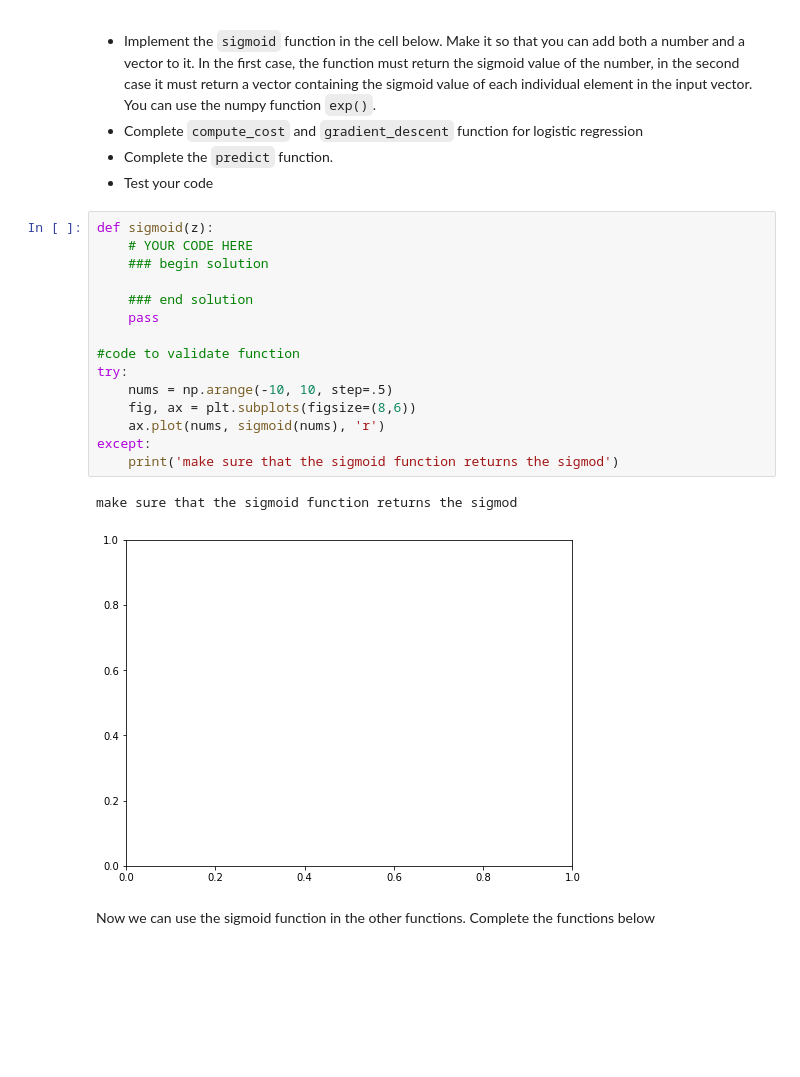
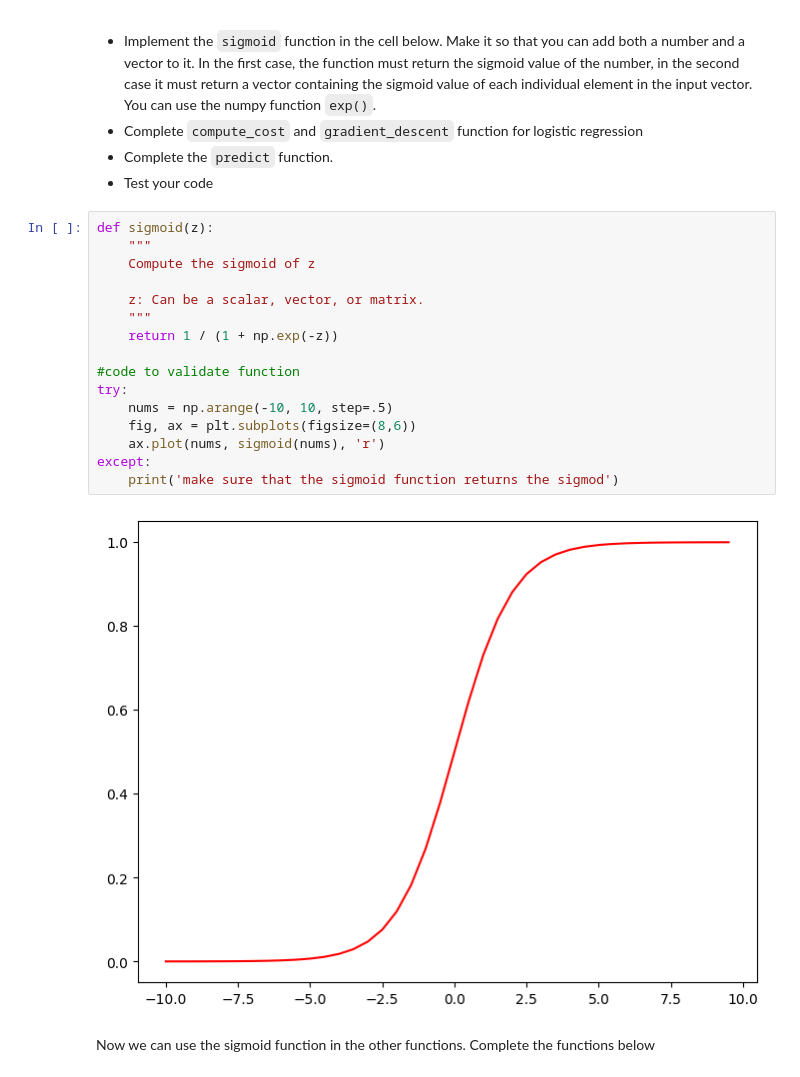
Before and after one commit to MaryEsmaeili/Regression, a Jupyter notebook: Assignment_Regression.ipynb, the cells around one changed output. Drawn from its saved outputs; the diff is of its cells as text; blank space fills up the shorter version.

```diff
--- a/Assignment_Regression.ipynb
+++ b/Assignment_Regression.ipynb
@@ -1005,22 +1017,22 @@ Commonly, a threshold of 0.5 is used, where:
 - Test your code
 # %%
 def sigmoid(z):
-    # YOUR CODE HERE
-    ### begin solution
+    """
+    Compute the sigmoid of z
 
-    ### end solution
-    pass
+    z: Can be a scalar, vector, or matrix.
+    """
+    return 1 / (1 + np.exp(-z))
 
 #code to validate function
 try:
     nums = np.arange(-10, 10, step=.5)
     fig, ax = plt.subplots(figsize=(8,6))
     ax.plot(nums, sigmoid(nums), 'r')
 except:
     print('make sure that the sigmoid function returns the sigmod')
 # %% [output]
-make sure that the sigmoid function returns the sigmod
-[figure, old version]
+[figure, new version]
 # %% [markdown]
 Now we can use the sigmoid function in the other functions. Complete the functions below
 # %%
```
Also changed, not shown: parts of 5 cells of this notebook.
